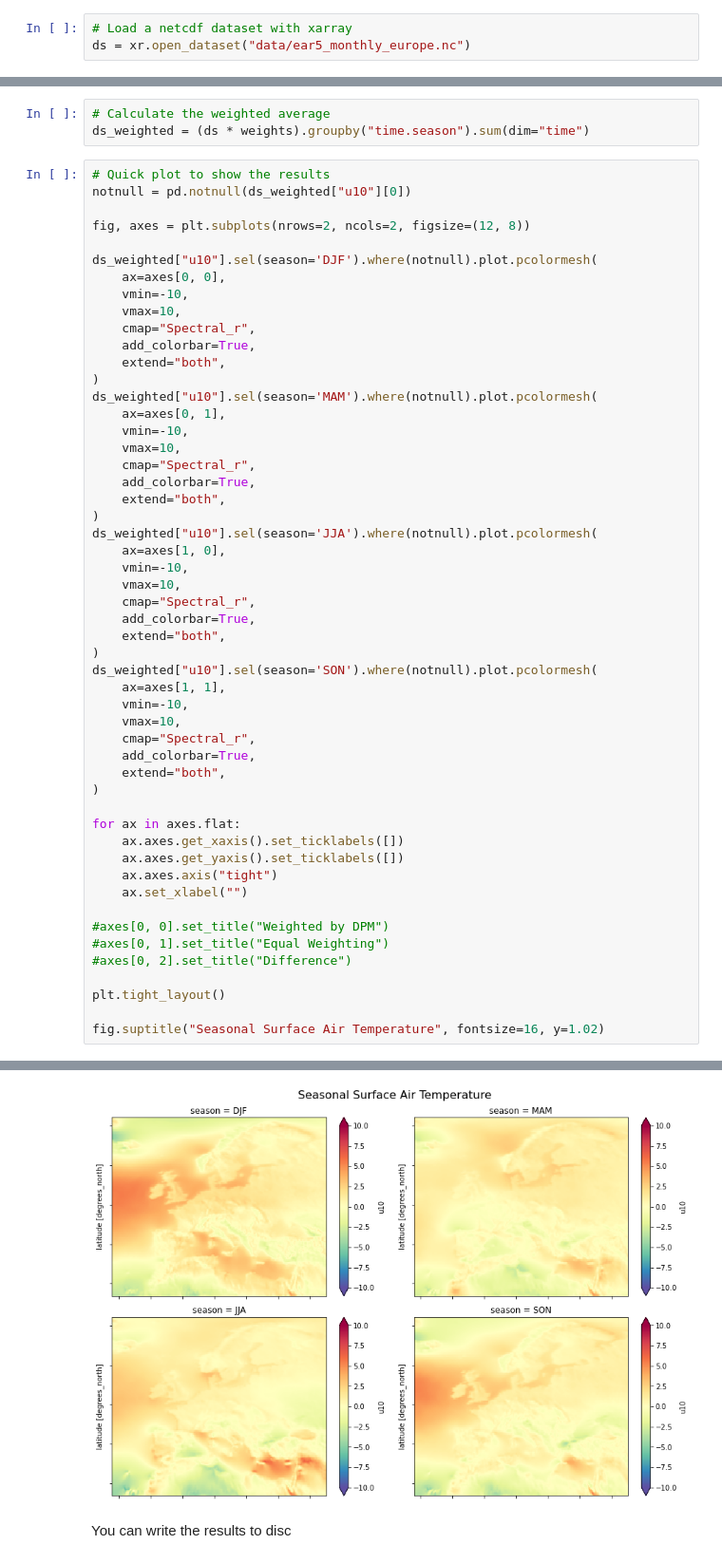
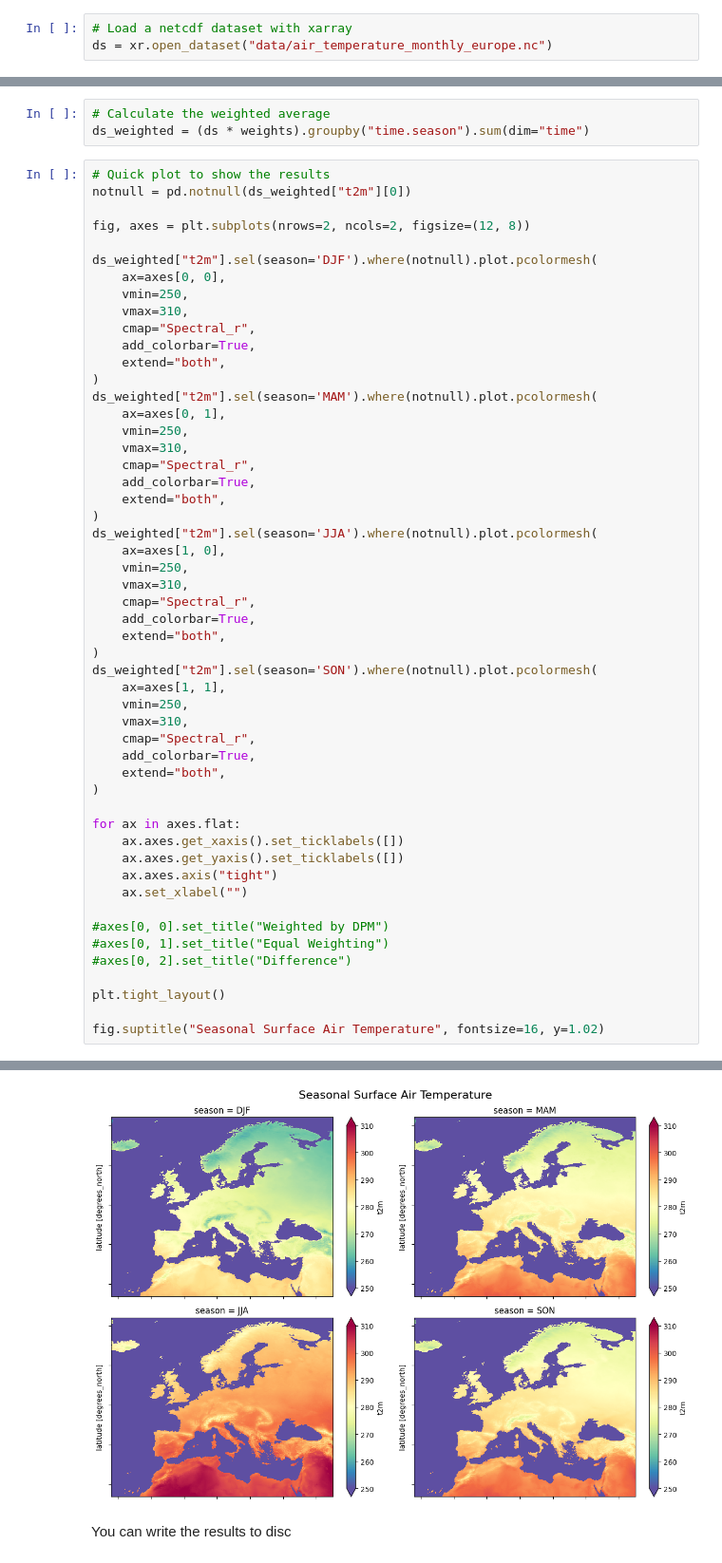
Before and after one commit to sauterto/clim_env_hydro, a Jupyter notebook: docs/nb/nb_test_xarray.ipynb, the cells around one changed output, grey strips where cells are left out. Shown at 95% size. Drawn from its saved outputs; the diff is of its cells as text.

```diff
--- a/docs/nb/nb_test_xarray.ipynb
+++ b/docs/nb/nb_test_xarray.ipynb
@@ -47,7 +47,7 @@ In climate science we often use the NetCDF file format. You can directly read an
 First, open the dataset
 # %%
 # Load a netcdf dataset with xarray
-ds = xr.open_dataset("data/ear5_monthly_europe.nc")
+ds = xr.open_dataset("data/air_temperature_monthly_europe.nc")
 # %% [markdown]
 and let's have a look to the dataset structure
 # %%
@@ -135,59 +135,59 @@ Finally, we can weight the months and sum the result
 ds_weighted = (ds * weights).groupby("time.season").sum(dim="time")
 # %%
 # Quick plot to show the results
-notnull = pd.notnull(ds_weighted["u10"][0])
+notnull = pd.notnull(ds_weighted["t2m"][0])
 
 fig, axes = plt.subplots(nrows=2, ncols=2, figsize=(12, 8))
 
-ds_weighted["u10"].sel(season='DJF').where(notnull).plot.pcolormesh(
+ds_weighted["t2m"].sel(season='DJF').where(notnull).plot.pcolormesh(
     ax=axes[0, 0],
-    vmin=-10,
-    vmax=10,
+    vmin=250,
+    vmax=310,
     cmap="Spectral_r",
     add_colorbar=True,
     extend="both",
 )
-ds_weighted["u10"].sel(season='MAM').where(notnull).plot.pcolormesh(
+ds_weighted["t2m"].sel(season='MAM').where(notnull).plot.pcolormesh(
     ax=axes[0, 1],
-    vmin=-10,
-    vmax=10,
+    vmin=250,
+    vmax=310,
     cmap="Spectral_r",
     add_colorbar=True,
     extend="both",
 )
-ds_weighted["u10"].sel(season='JJA').where(notnull).plot.pcolormesh(
+ds_weighted["t2m"].sel(season='JJA').where(notnull).plot.pcolormesh(
     ax=axes[1, 0],
-    vmin=-10,
-    vmax=10,
+    vmin=250,
+    vmax=310,
     cmap="Spectral_r",
     add_colorbar=True,
     extend="both",
 )
-ds_weighted["u10"].sel(season='SON').where(notnull).plot.pcolormesh(
+ds_weighted["t2m"].sel(season='SON').where(notnull).plot.pcolormesh(
     ax=axes[1, 1],
-    vmin=-10,
-    vmax=10,
+    vmin=250,
+    vmax=310,
     cmap="Spectral_r",
     add_colorbar=True,
     extend="both",
 )
 
 for ax in axes.flat:
     ax.axes.get_xaxis().set_ticklabels([])
     ax.axes.get_yaxis().set_ticklabels([])
     ax.axes.axis("tight")
     ax.set_xlabel("")
 
 #axes[0, 0].set_title("Weighted by DPM")
 #axes[0, 1].set_title("Equal Weighting")
 #axes[0, 2].set_title("Difference")
 
 plt.tight_layout()
 
 fig.suptitle("Seasonal Surface Air Temperature", fontsize=16, y=1.02)
 # %% [output]
 Text(0.5, 1.02, 'Seasonal Surface Air Temperature')
-[figure, old version]
+[figure, new version]
 # %% [markdown]
 You can write the results to disc
 # %%
```
Also changed, not shown: parts of 5 cells of this notebook, 2 other files.
